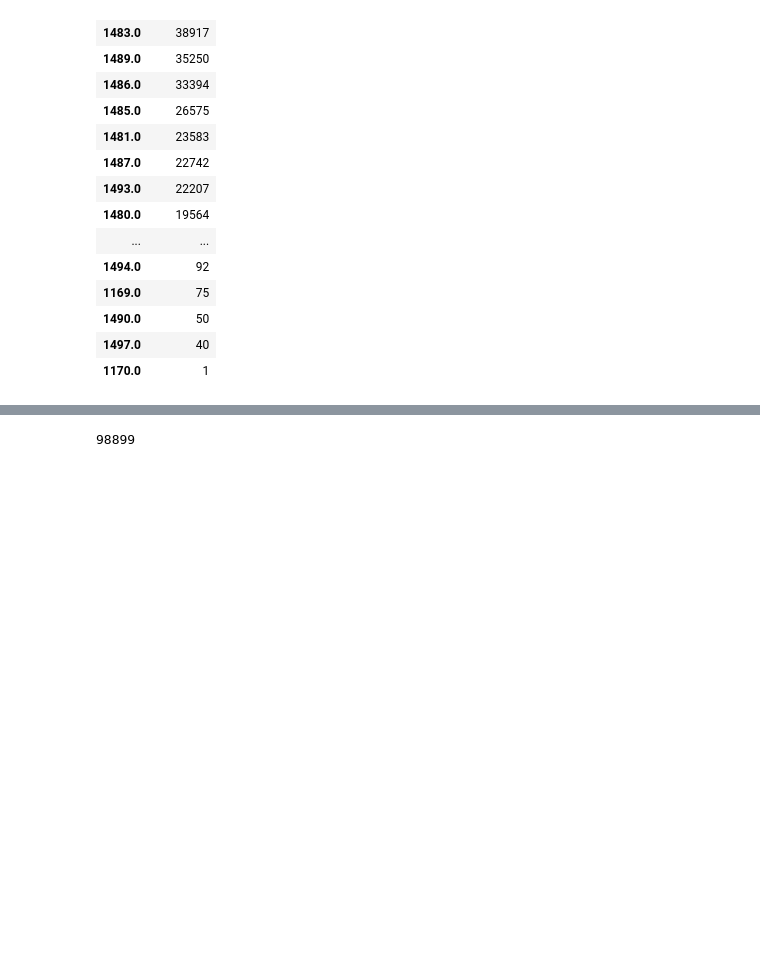
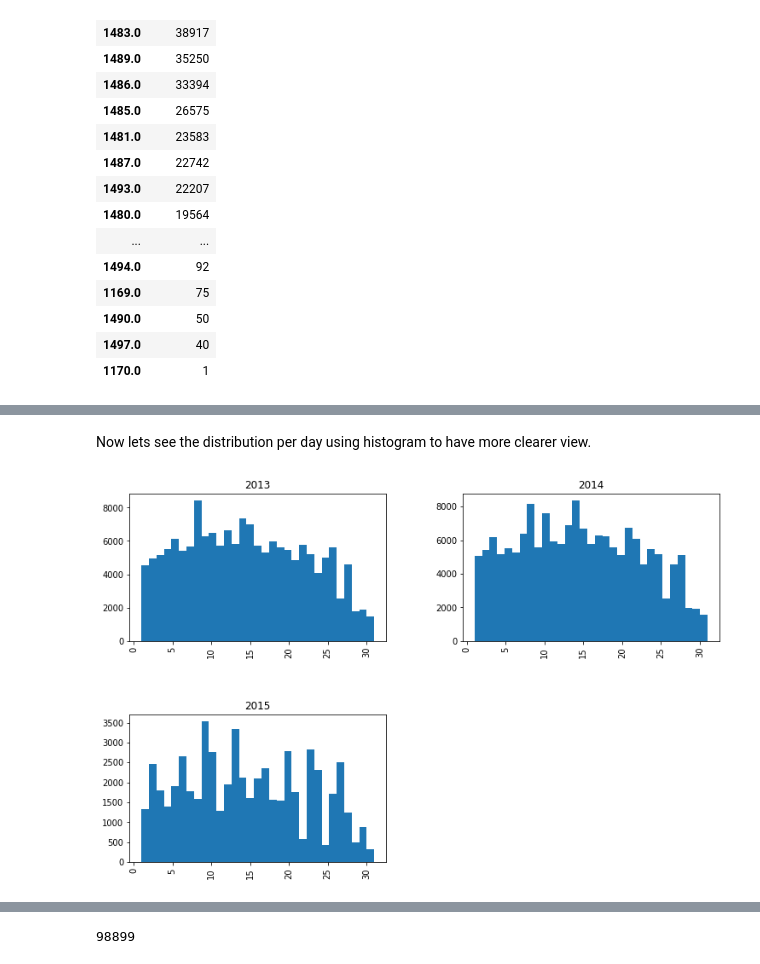
Before and after one commit to AmanuelKG/capstone_2, a Jupyter notebook: capstone_2.ipynb, the cells around one changed output, grey strips where cells are left out. Saved outputs shown, nothing was run; the diff lists cells and outputs as text; code cells hidden in the pictures; blank space fills up the shorter version.

```diff
--- a/capstone_2.ipynb
+++ b/capstone_2.ipynb
@@ -52,0 +91,6 @@ we can observe from the above numbers that the total number of street parking ci
+# %% [markdown]
+Now lets see the distribution per day using histogram to have more clearer view.
+# %%
+datetime_indexed_data['day_of_date'].hist(by = datetime_indexed_data['year_of_date'], figsize = (12,8), bins = 31);
+# %% [output]
+[figure, added]
```
Also changed, not shown: parts of 24 cells of this notebook.
